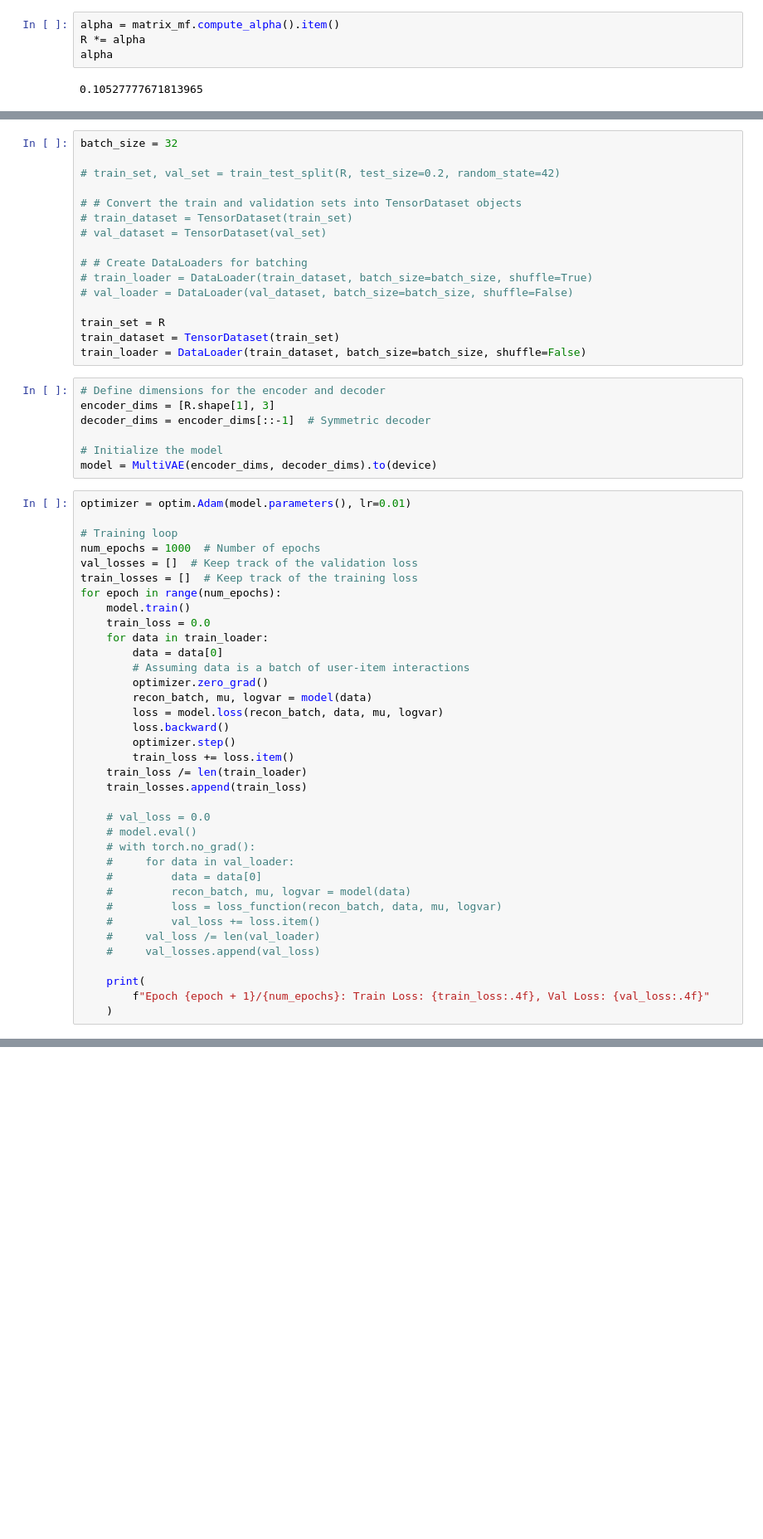
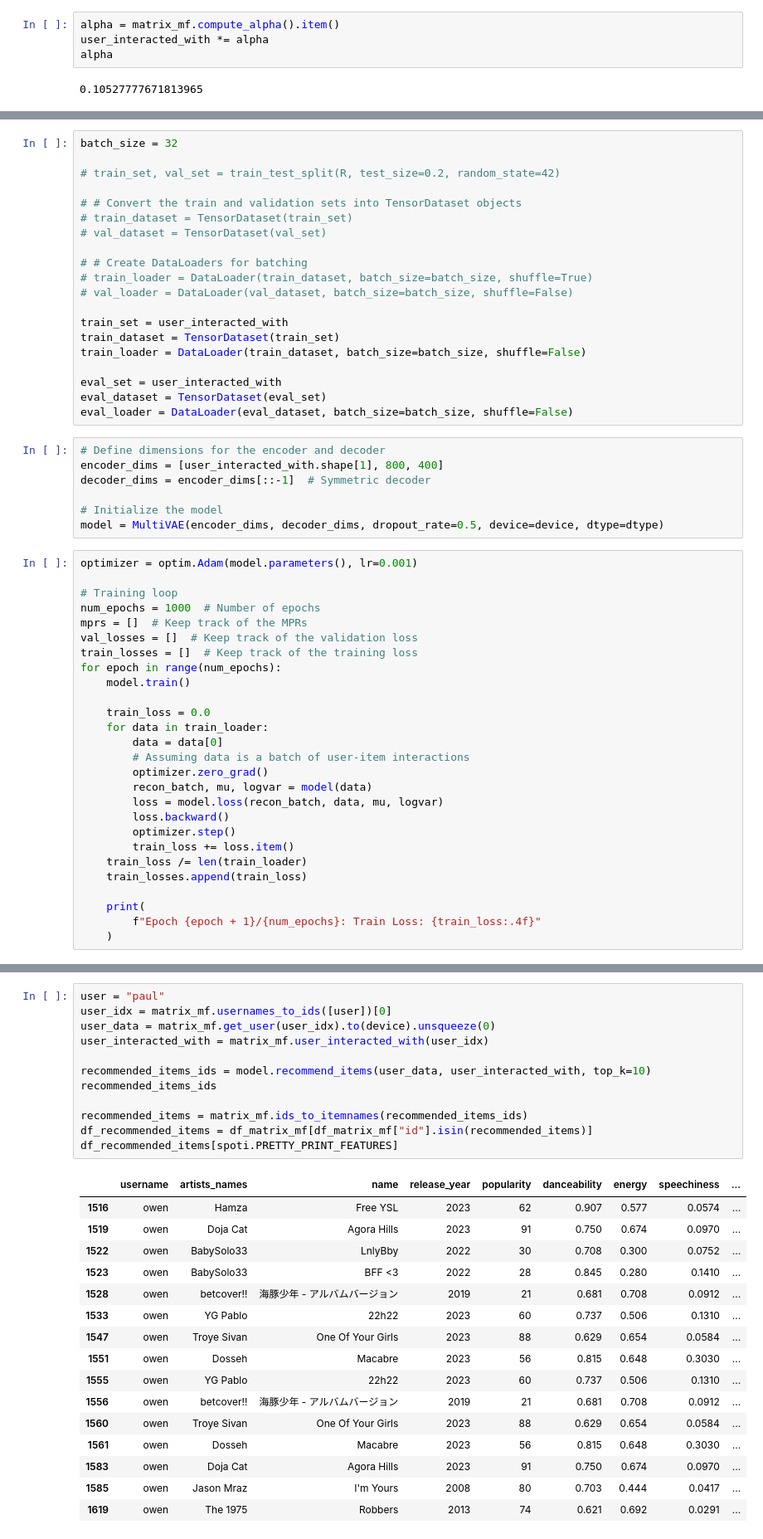
Before and after one commit to owengombas/spotify-recommender, a Jupyter notebook: recommender_vae.ipynb, the cells around one changed output, grey strips where cells are left out. Shown at 83% size. Drawn from its saved outputs; the diff is of its cells as text; blank space fills up the shorter version.

Commit message:
Recommender VAE

```diff
--- a/recommender_vae.ipynb
+++ b/recommender_vae.ipynb
@@ -119,7 +119,7 @@ R.shape
 torch.Size([8, 923])
 # %%
 alpha = matrix_mf.compute_alpha().item()
-R *= alpha
+user_interacted_with *= alpha
 alpha
 # %% [output]
 0.10527777671813965
@@ -278,25 +344,31 @@ batch_size = 32
 # train_loader = DataLoader(train_dataset, batch_size=batch_size, shuffle=True)
 # val_loader = DataLoader(val_dataset, batch_size=batch_size, shuffle=False)
 
-train_set = R
+train_set = user_interacted_with
 train_dataset = TensorDataset(train_set)
 train_loader = DataLoader(train_dataset, batch_size=batch_size, shuffle=False)
+
+eval_set = user_interacted_with
+eval_dataset = TensorDataset(eval_set)
+eval_loader = DataLoader(eval_dataset, batch_size=batch_size, shuffle=False)
 # %%
 # Define dimensions for the encoder and decoder
-encoder_dims = [R.shape[1], 3]
+encoder_dims = [user_interacted_with.shape[1], 800, 400]
 decoder_dims = encoder_dims[::-1]  # Symmetric decoder
 
 # Initialize the model
-model = MultiVAE(encoder_dims, decoder_dims).to(device)
+model = MultiVAE(encoder_dims, decoder_dims, dropout_rate=0.5, device=device, dtype=dtype)
 # %%
-optimizer = optim.Adam(model.parameters(), lr=0.01)
+optimizer = optim.Adam(model.parameters(), lr=0.001)
 
 # Training loop
 num_epochs = 1000  # Number of epochs
+mprs = []  # Keep track of the MPRs
 val_losses = []  # Keep track of the validation loss
 train_losses = []  # Keep track of the training loss
 for epoch in range(num_epochs):
     model.train()
+
     train_loss = 0.0
     for data in train_loader:
         data = data[0]
@@ -310,18 +382,7 @@ for epoch in range(num_epochs):
     train_loss /= len(train_loader)
     train_losses.append(train_loss)
 
-    # val_loss = 0.0
-    # model.eval()
-    # with torch.no_grad():
-    #     for data in val_loader:
-    #         data = data[0]
-    #         recon_batch, mu, logvar = model(data)
-    #         loss = loss_function(recon_batch, data, mu, logvar)
-    #         val_loss += loss.item()
-    #     val_loss /= len(val_loader)
-    #     val_losses.append(val_loss)
-
     print(
-        f"Epoch {epoch + 1}/{num_epochs}: Train Loss: {train_loss:.4f}, Val Loss: {val_loss:.4f}"
+        f"Epoch {epoch + 1}/{num_epochs}: Train Loss: {train_loss:.4f}"
     )
 # %% [output]
@@ -391,0 +477,29 @@ plotting.plot_latent_space(
+# %%
+user = "paul"
+user_idx = matrix_mf.usernames_to_ids([user])[0]
+user_data = matrix_mf.get_user(user_idx).to(device).unsqueeze(0)
+user_interacted_with = matrix_mf.user_interacted_with(user_idx)
+
+recommended_items_ids = model.recommend_items(user_data, user_interacted_with, top_k=10)
+recommended_items_ids
+
+recommended_items = matrix_mf.ids_to_itemnames(recommended_items_ids)
+df_recommended_items = df_matrix_mf[df_matrix_mf["id"].isin(recommended_items)]
+df_recommended_items[spoti.PRETTY_PRINT_FEATURES]
+# %% [output]
+|  | username | artists_names | name | release_year | popularity | danceability | energy | speechiness | ... |
+| 1516 | owen | Hamza | Free YSL | 2023 | 62 | 0.907 | 0.577 | 0.0574 | ... |
+| 1519 | owen | Doja Cat | Agora Hills | 2023 | 91 | 0.750 | 0.674 | 0.0970 | ... |
+| 1522 | owen | BabySolo33 | LnlyBby | 2022 | 30 | 0.708 | 0.300 | 0.0752 | ... |
+| 1523 | owen | BabySolo33 | BFF <3 | 2022 | 28 | 0.845 | 0.280 | 0.1410 | ... |
+| 1528 | owen | betcover!! | 海豚少年 - アルバムバージョン | 2019 | 21 | 0.681 | 0.708 | 0.0912 | ... |
+| 1533 | owen | YG Pablo | 22h22 | 2023 | 60 | 0.737 | 0.506 | 0.1310 | ... |
+| 1547 | owen | Troye Sivan | One Of Your Girls | 2023 | 88 | 0.629 | 0.654 | 0.0584 | ... |
+| 1551 | owen | Dosseh | Macabre | 2023 | 56 | 0.815 | 0.648 | 0.3030 | ... |
+| 1555 | owen | YG Pablo | 22h22 | 2023 | 60 | 0.737 | 0.506 | 0.1310 | ... |
+| 1556 | owen | betcover!! | 海豚少年 - アルバムバージョン | 2019 | 21 | 0.681 | 0.708 | 0.0912 | ... |
+| 1560 | owen | Troye Sivan | One Of Your Girls | 2023 | 88 | 0.629 | 0.654 | 0.0584 | ... |
+| 1561 | owen | Dosseh | Macabre | 2023 | 56 | 0.815 | 0.648 | 0.3030 | ... |
+| 1583 | owen | Doja Cat | Agora Hills | 2023 | 91 | 0.750 | 0.674 | 0.0970 | ... |
+| 1585 | owen | Jason Mraz | I'm Yours | 2008 | 80 | 0.703 | 0.444 | 0.0417 | ... |
+| 1619 | owen | The 1975 | Robbers | 2013 | 74 | 0.621 | 0.692 | 0.0291 | ... |
```
Also changed, not shown: parts of 8 cells of this notebook, 4 other files.
